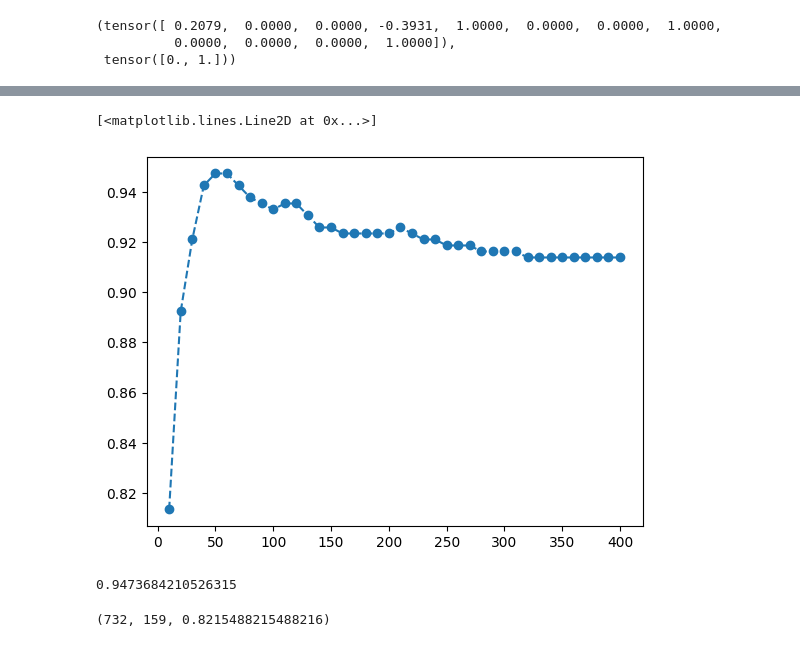
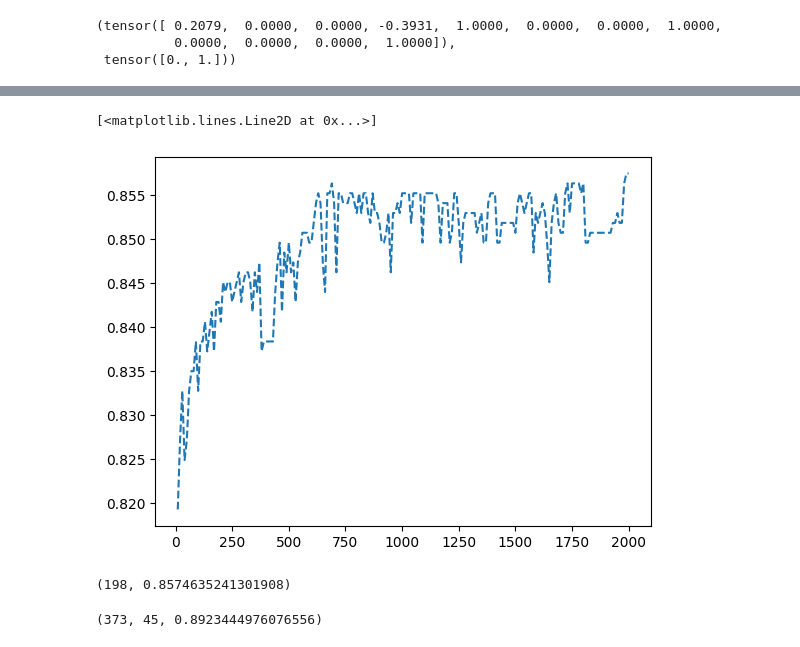
Before and after one commit to zzaiyan/kaggle-titanic, a Jupyter notebook: solve.ipynb, the cells around one changed output, grey strips where cells are left out. Drawn from its saved outputs; the diff is of its cells as text; code cells hidden in the pictures.

```diff
--- a/solve.ipynb
+++ b/solve.ipynb
@@ -106,7 +113,7 @@ def init_weights(m):
 
 def train(net, loader, opt, loss):
     net.train()
-    for batch, (X, y) in enumerate(loader):
+    for X, y in loader:
         pred = net(X)
         l = loss(pred, y)
         opt.zero_grad()
@@ -126,10 +133,12 @@ def parse_output(output):
         return 1
 # %%
 model = nn.Sequential(
-    nn.Linear(12, 6),
+    nn.Linear(12, 4),
+    nn.SiLU(),
+    # nn.Dropout(p=0.5),
+    nn.Linear(4, 2),
     nn.Sigmoid(),
-    # nn.Dropout(p=0.5),
-    nn.Linear(6, 2),
+    nn.Linear(2, 2),
     nn.Sigmoid(),
     nn.Softmax(dim=0)
     )
@@ -137,7 +146,8 @@ model = nn.Sequential(
 model.apply(init_weights)
 # loss = nn.CrossEntropyLoss()
 loss = nn.MSELoss()
-opt = torch.optim.Adam(model.parameters(), lr=0.001)
+opt = torch.optim.Adam(model.parameters(), lr=0.01)
+loader = DataLoader(titanic, batch_size=16, shuffle=True)
 
 all_epoch = 0
 curve_list = []
@@ -147,20 +154,24 @@ loader = DataLoader(titanic, batch_size=16, shuffle=True)
 # %%
-for i in range(20):
+looper = tqdm(range(100))
+for i in looper:
     num_epoch = 10
-    looper = tqdm(range(num_epoch))
-    for epoch in looper:
+    # looper = tqdm(range(num_epoch))
+    # for epoch in looper:
+    for epoch in range(num_epoch):
         l = train(model, loader, opt, loss)
-        looper.set_description(f'loss = {round(l, 5)}')
+        # looper.set_description(f'loss = {round(l, 5)}')
 
+    looper.set_description(f'loss = {round(l, 5)}')
     all_epoch += num_epoch
 
     true_cnt, false_cnt = 0, 0
-    for idx in range(891, 1309):
-        output = model(titanic[idx][0])
-        if parse_output(output) == parse_output(titanic[idx][1]):
+    for idx in range(0, 891):
+        pred = model(titanic[idx][0])
+        real = titanic[idx][1]
+        if parse_output(pred) == parse_output(real):
             true_cnt += 1
         else:
             false_cnt += 1
 
-    curve_list.append((all_epoch, true_cnt/(true_cnt+false_cnt)))
-    curve_list[-1]
+    curve_list.append((all_epoch, true_cnt/(true_cnt+false_cnt), l))
+    # curve_list[-1]
@@ -167,17 +185,19 @@ for i in range(20):
 # %%
-from matplotlib import pyplot as plt
-plt.plot([i[0] for i in curve_list], [i[1] for i in curve_list], 'o--')
+plt.plot([i[0] for i in curve_list], [i[1] for i in curve_list], '--')
 # %% [output]
 [<matplotlib.lines.Line2D at 0x...>]
-[figure, old version]
+[figure, new version]
 # %%
-max([i[1] for i in curve_list])
+record = np.array([i[1] for i in curve_list])
+record.argmax(), record.max()
 # %% [output]
-0.9473684210526315
+(198, 0.8574635241301908)
 # %%
 true_cnt, false_cnt = 0, 0
-for idx in range(0, 891):
+result = []
+for idx in range(891, 1309):
     output = model(titanic[idx][0])
+    result.append((idx + 1, parse_output(output)))
     if parse_output(output) == parse_output(titanic[idx][1]):
         true_cnt += 1
     else:
@@ -185,4 +205,4 @@ for idx in range(0, 891):
 
 true_cnt, false_cnt, true_cnt/(true_cnt+false_cnt)
 # %% [output]
-(732, 159, 0.8215488215488216)
+(373, 45, 0.8923444976076556)
```
Also changed, not shown: parts of 6 cells of this notebook, 4 other files.
